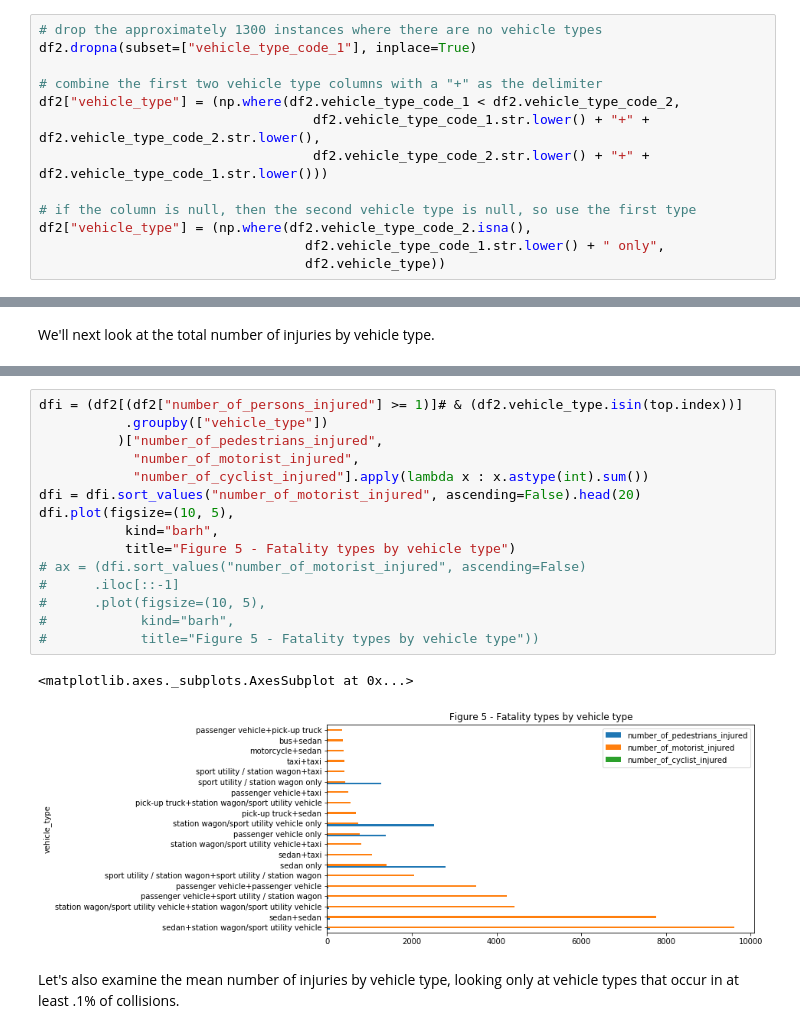
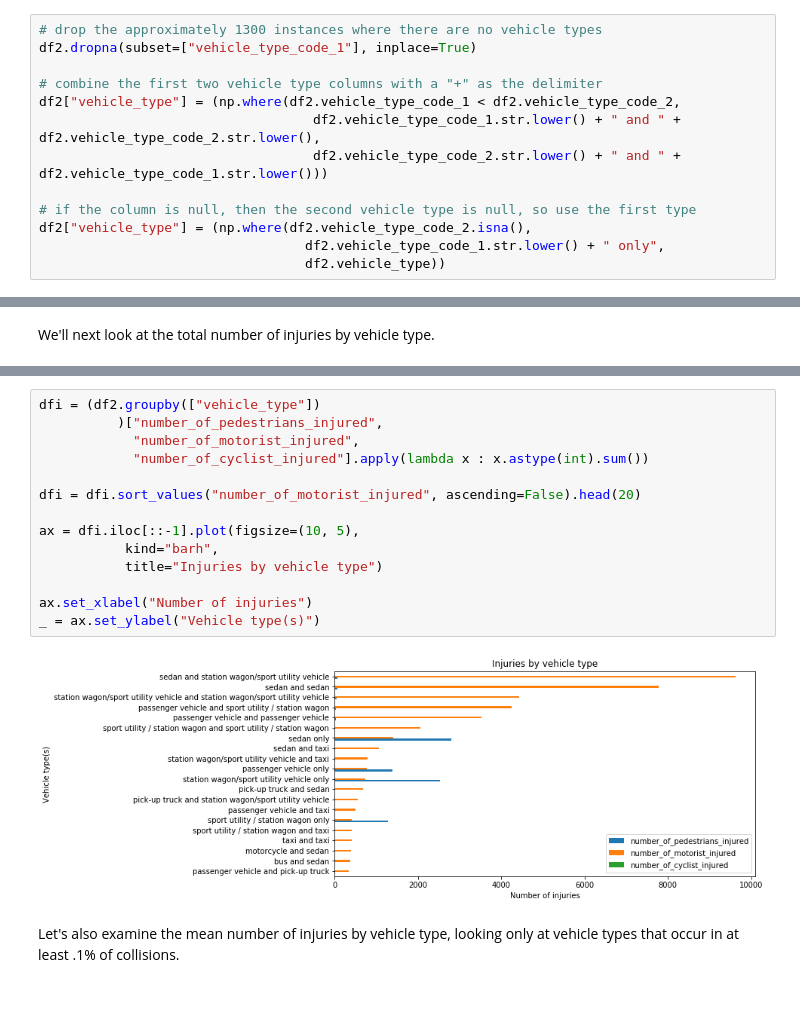
Before and after one commit to dan55/collisions, a Jupyter notebook: collisions.ipynb, the cells around one changed output, grey strips where cells are left out. Drawn from its saved outputs; the diff is of its cells as text; blank space fills up the shorter version.

```diff
--- a/collisions.ipynb
+++ b/collisions.ipynb
@@ -244,8 +247,8 @@ df2.dropna(subset=["vehicle_type_code_1"], inplace=True)
 
 # combine the first two vehicle type columns with a "+" as the delimiter
 df2["vehicle_type"] = (np.where(df2.vehicle_type_code_1 < df2.vehicle_type_code_2,
-                                   df2.vehicle_type_code_1.str.lower() + "+" + df2.vehicle_type_code_2.str.lower(),
-                                   df2.vehicle_type_code_2.str.lower() + "+" + df2.vehicle_type_code_1.str.lower()))
+                                   df2.vehicle_type_code_1.str.lower() + " and " + df2.vehicle_type_code_2.str.lower(),
+                                   df2.vehicle_type_code_2.str.lower() + " and " + df2.vehicle_type_code_1.str.lower()))
 
 # if the column is null, then the second vehicle type is null, so use the first type
 df2["vehicle_type"] = (np.where(df2.vehicle_type_code_2.isna(),
@@ -439,21 +403,19 @@ Number of collisions involving injury: 44575
 # %%
-dfi = (df2[(df2["number_of_persons_injured"] >= 1)]# & (df2.vehicle_type.isin(top.index))]
-           .groupby(["vehicle_type"])
+dfi = (df2.groupby(["vehicle_type"])
           )["number_of_pedestrians_injured",
             "number_of_motorist_injured",
             "number_of_cyclist_injured"].apply(lambda x : x.astype(int).sum())
+
 dfi = dfi.sort_values("number_of_motorist_injured", ascending=False).head(20)
-dfi.plot(figsize=(10, 5),
+
+ax = dfi.iloc[::-1].plot(figsize=(10, 5),
            kind="barh",
-           title="Figure 5 - Fatality types by vehicle type")
-# ax = (dfi.sort_values("number_of_motorist_injured", ascending=False)
-#      .iloc[::-1]
-#      .plot(figsize=(10, 5),
-#            kind="barh",
-#            title="Figure 5 - Fatality types by vehicle type"))
+           title="Injuries by vehicle type")
+
+ax.set_xlabel("Number of injuries")
+_ = ax.set_ylabel("Vehicle type(s)")
 # %% [output]
-<matplotlib.axes._subplots.AxesSubplot at 0x...>
-[figure, old version]
+[figure, new version]
 # %% [markdown]
 Let's also examine the mean number of injuries by vehicle type, looking only at vehicle types that occur in at least .1% of collisions.
 # %%
```
Also changed, not shown: parts of 24 cells of this notebook.
